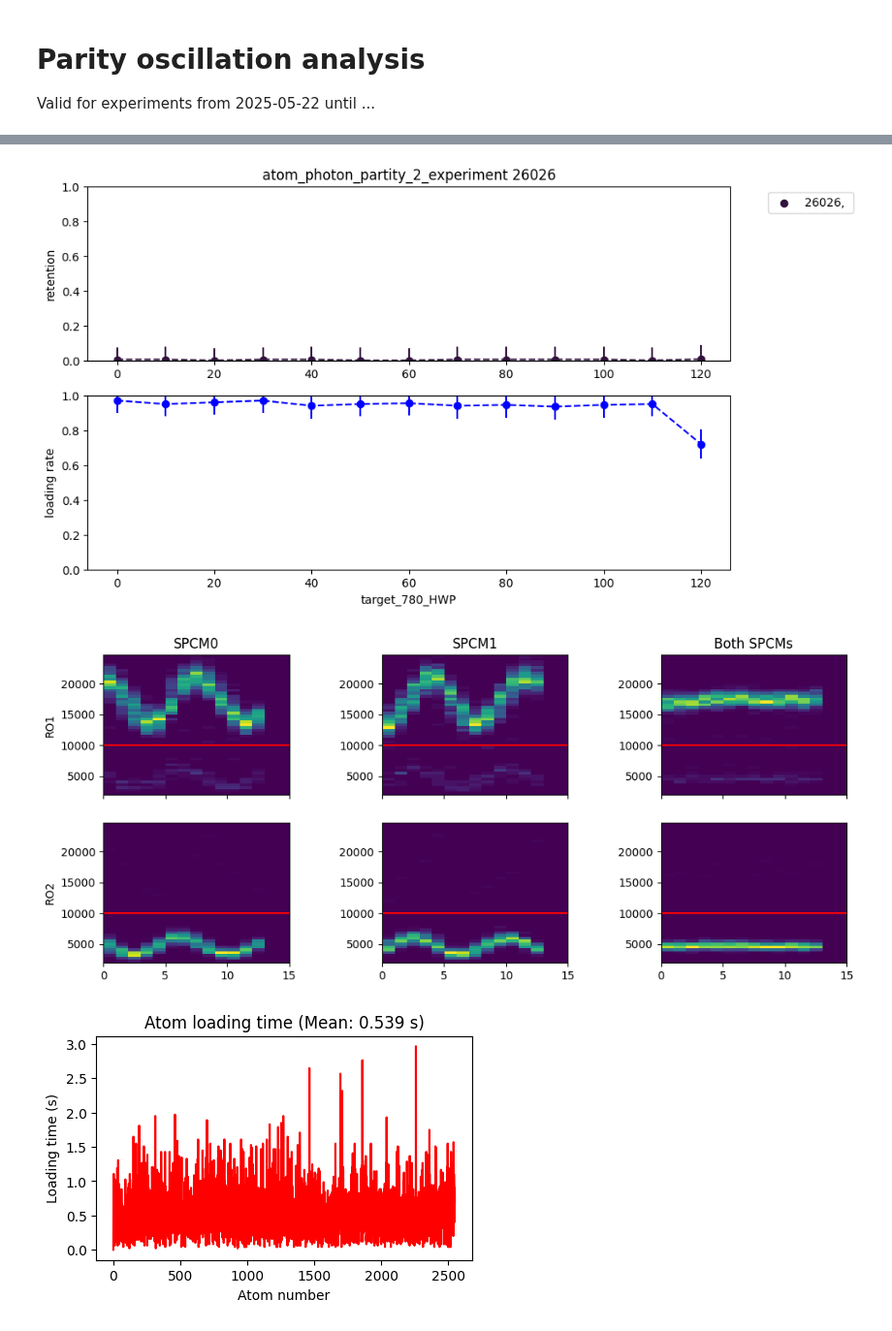
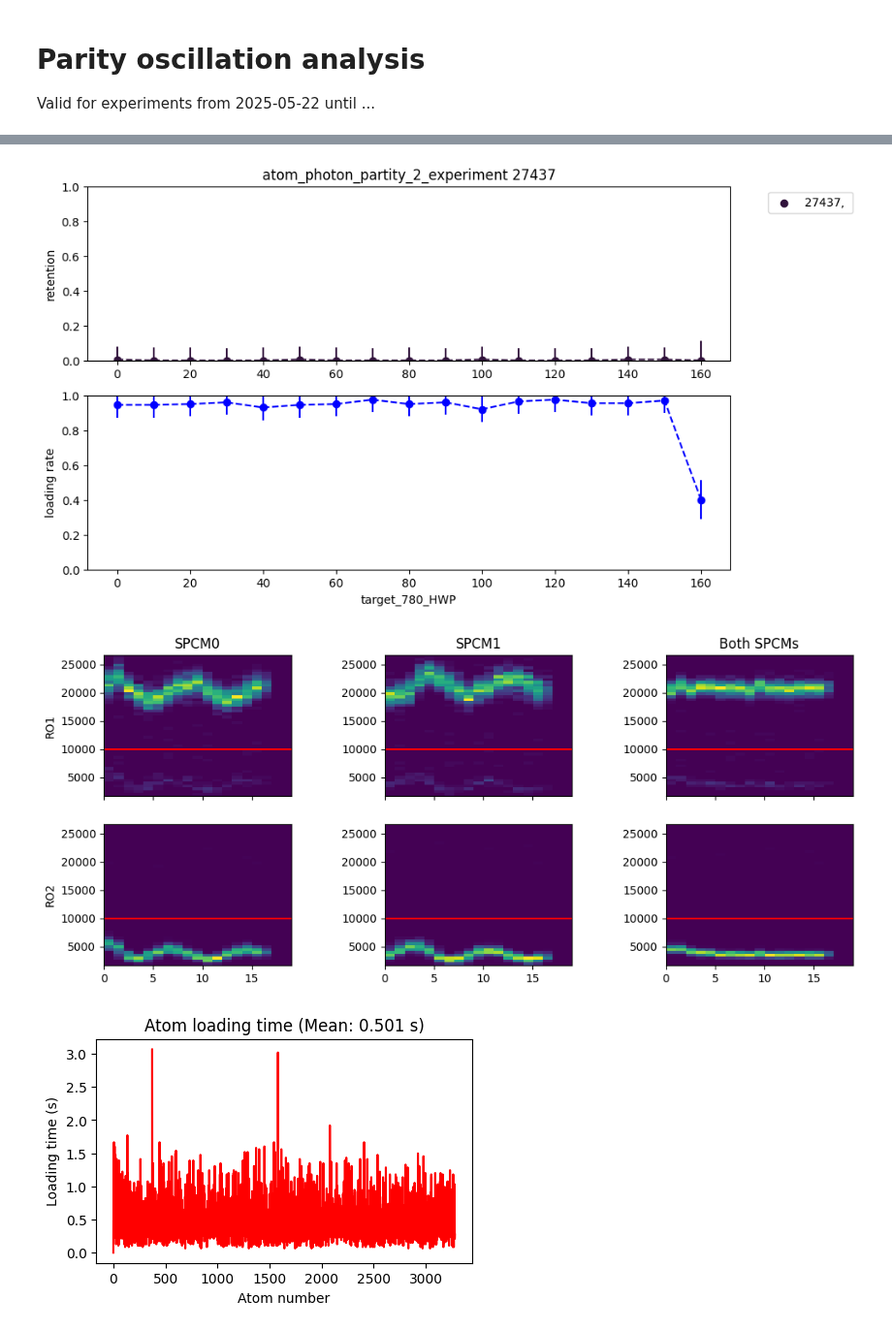
Before and after one commit to QuantumQuadrate/qn_artiq_routines, a Jupyter notebook: Analysis/Tomography analysis/Parity_Oscillation_analysis_2025.ipynb, the cells around one changed output, grey strips where cells are left out. Shown at 97% size. Cells and saved outputs as stored; diff of their text form; code cells hidden in the pictures.

```diff
--- a/Analysis/Tomography analysis/Parity_Oscillation_analysis_2025.ipynb
+++ b/Analysis/Tomography analysis/Parity_Oscillation_analysis_2025.ipynb
@@ -2,7 +2,7 @@
 # Parity oscillation analysis
 Valid for experiments from 2025-05-22 until ...
 # %%
-date_filters = ["2025-05-27"]
+date_filters = ["2025-06-12"]
 
 from matplotlib import pyplot as plt
 import matplotlib as mpl
@@ -72,7 +68,7 @@ file 29 (C:\Networking Experiment\artiq codes\artiq-master\results\2025-05-27\22
 # %%
 ### the file(s) to analyze:
 file_indices = {
-    26:'',
+    10:'',
     # 40:'',
     # 42:'',
     # 44:'',
@@ -368,3 +364,3 @@ iteration 13, no measurements
-[figure, old version]
+[figure, new version]
-[figure, old version]
+[figure, new version]
-[figure, old version]
+[figure, new version]
```
Also changed, not shown: parts of 5 cells of this notebook, 4 other files.
